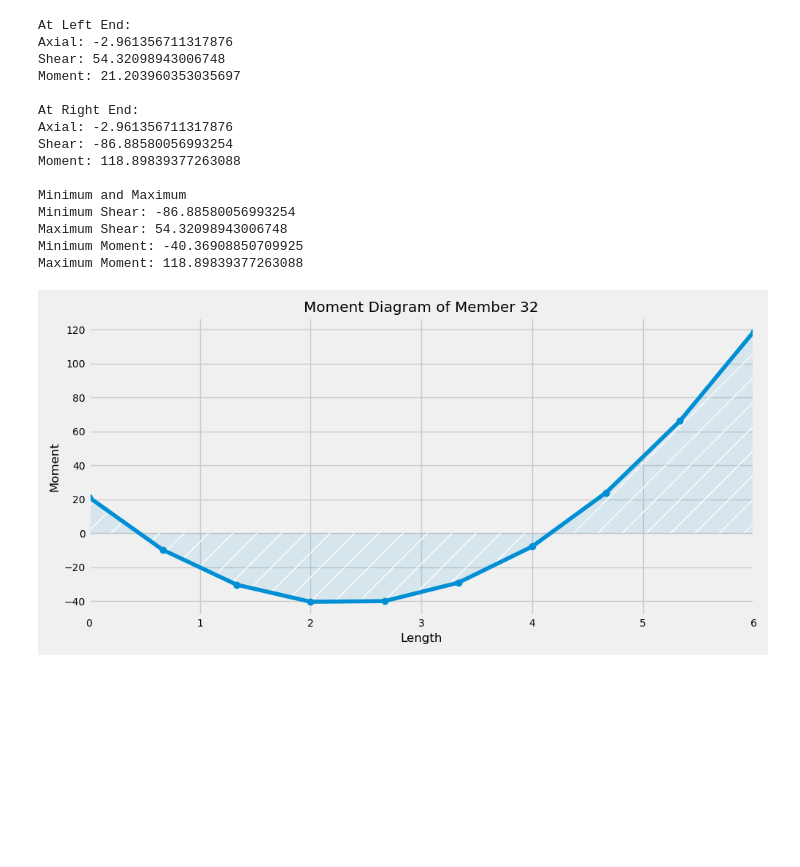
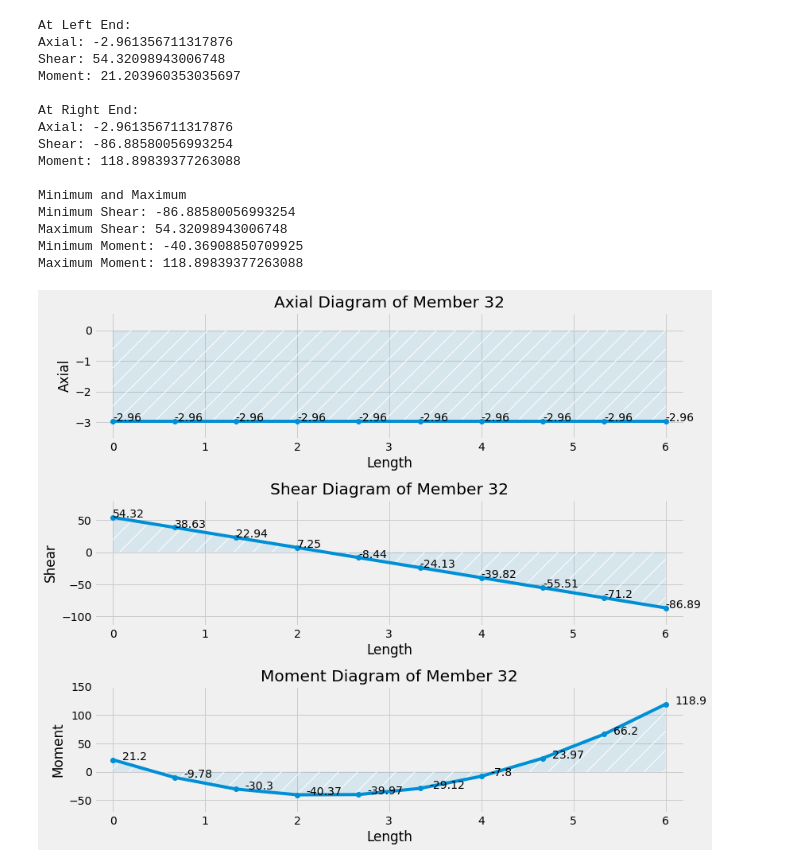
Before and after one commit to mjamezquidilla/pysead, a Jupyter notebook: Examples/Frame_2D/Example 5A.ipynb, the cells around one changed output. Saved outputs shown, nothing was run; the diff lists cells and outputs as text; code cells hidden in the pictures; blank space fills up the shorter version.

```diff
--- a/Examples/Frame_2D/Example 5A.ipynb
+++ b/Examples/Frame_2D/Example 5A.ipynb
@@ -261,7 +265,7 @@ Minimum Shear: -86.88580056993254
 Maximum Shear: 54.32098943006748
 Minimum Moment: -40.36908850709925
 Maximum Moment: 118.89839377263088
-# %%
-M32.Plot_Moment_Diagram()
-# %% [output]
-[figure, removed]
+# %%
+M32.Plot_Diagrams(figure_size=[10,12])
+# %% [output]
+[figure, added]
```
Also changed, not shown: parts of 5 cells of this notebook, 6 other files.
